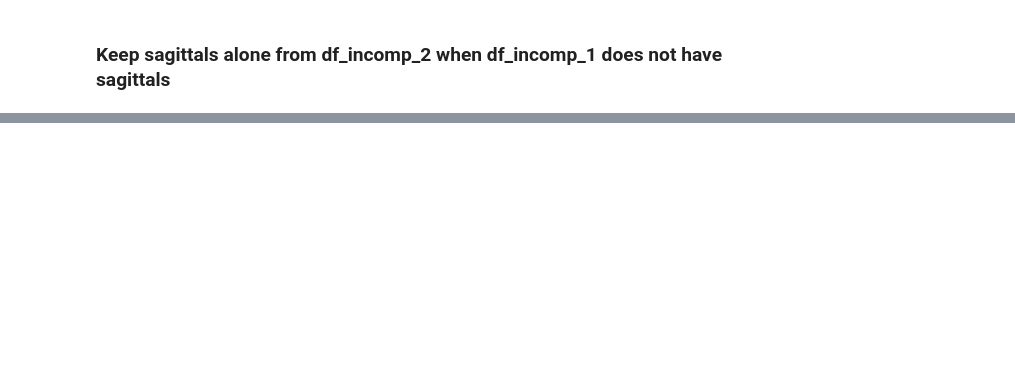
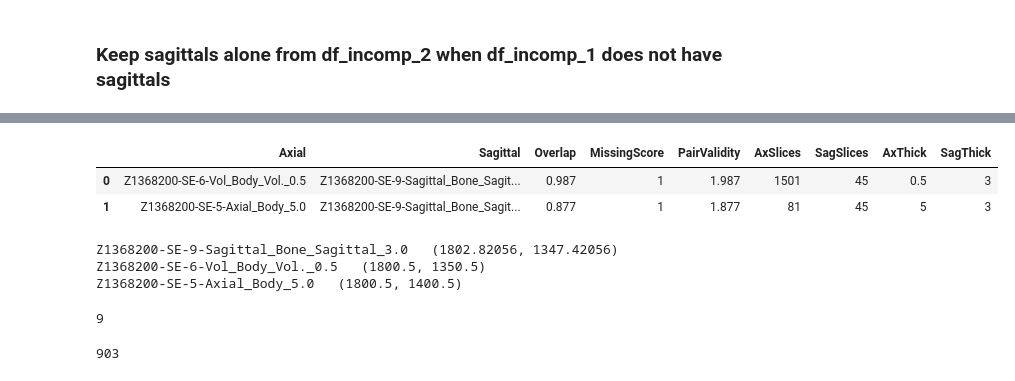
Before and after one commit to cchmc-dll/pediatric_sarcopenia_pipeline, a Jupyter notebook: debug.ipynb, the cells around one changed output, grey strips where cells are left out. Cells and saved outputs as stored; diff of their text form; code cells hidden in the pictures; blank space fills up the shorter version.

```diff
--- a/debug.ipynb
+++ b/debug.ipynb
@@ -759,0 +841,22 @@ display(df_ax_nosag1_sag2)
+# %%
+ret = filter_finalpairs('Z1368200',df_i_axials,df_i_sags,subjects)
+# %% [output]
+|  | Axial | Sagittal | Overlap | MissingScore | PairValidity | AxSlices | SagSlices | AxThick | SagThick |
+| 0 | Z1368200-SE-6-Vol_Body_Vol._0.5 | Z1368200-SE-9-Sagittal_Bone_Sagit... | 0.987 | 1 | 1.987 | 1501 | 45 | 0.5 | 3 |
+| 1 | Z1368200-SE-5-Axial_Body_5.0 | Z1368200-SE-9-Sagittal_Bone_Sagit... | 0.877 | 1 | 1.877 | 81 | 45 | 5 | 3 |
+# %%
+s0 = get_subject_series('Z1368200','Z1368200-SE-9-Sagittal_Bone_Sagittal_3.0',subjects)
+s1 = get_subject_series('Z1368200','Z1368200-SE-6-Vol_Body_Vol._0.5',subjects)
+s2 = get_subject_series('Z1368200','Z1368200-SE-5-Axial_Body_5.0',subjects)
+
+s = [s0,s1,s2]
+for sd in s:
+    print(sd.id_,' ' ,sd.z_range_pair)
+# %% [output]
+Z1368200-SE-9-Sagittal_Bone_Sagittal_3.0   (1802.82056, 1347.42056)
+Z1368200-SE-6-Vol_Body_Vol._0.5   (1800.5, 1350.5)
+Z1368200-SE-5-Axial_Body_5.0   (1800.5, 1400.5)
+# %%
+len(df_valid_lq[df_valid_lq['AxSlices'] > 500])
+# %% [output]
+9
@@ -759,0 +868,4 @@ display(df_ax_nosag1_sag2)
+# %%
+len(subjects)
+# %% [output]
+903
```
Also changed, not shown: parts of 27 cells of this notebook, 1 other file.
